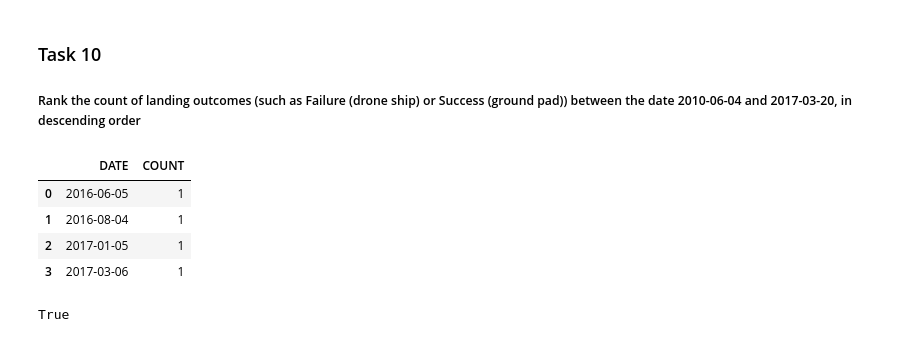
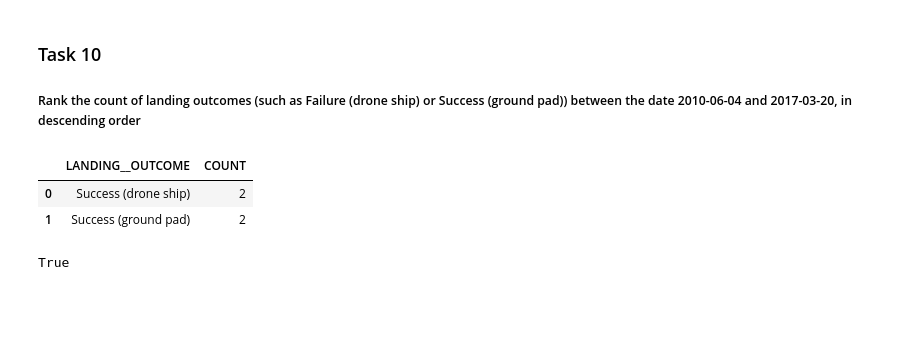
Before and after one commit to erkinaltuntas/applied_data_science_capstone, a Jupyter notebook: EDA with SQL.ipynb, the cells around one changed output. Drawn from its saved outputs; the diff is of its cells as text; code cells hidden in the pictures; blank space fills up the shorter version.

```diff
--- a/EDA with SQL.ipynb
+++ b/EDA with SQL.ipynb
@@ -285,20 +285,18 @@ result
 
 ##### Rank the count of landing outcomes (such as Failure (drone ship) or Success (ground pad)) between the date 2010-06-04 and 2017-03-20, in descending order
 # %%
-query = "SELECT DATE, COUNT(LANDING__OUTCOME) as COUNT FROM SPACEX_TABLE \
+query = "SELECT LANDING__OUTCOME, COUNT(LANDING__OUTCOME) as COUNT FROM SPACEX_TABLE \
     WHERE DATE BETWEEN '2010-06-04' and '2017-03-20' AND LANDING__OUTCOME LIKE '%Success%' \
-    GROUP BY DATE \
+    GROUP BY LANDING__OUTCOME \
     ORDER BY COUNT(LANDING__OUTCOME) DESC"
 
 #retrieve the query results into a pandas dataframe
 result = pandas.read_sql(query, pconn)
 result
 # %% [output]
-|  | DATE | COUNT |
-| 0 | 2016-06-05 | 1 |
-| 1 | 2016-08-04 | 1 |
-| 2 | 2017-01-05 | 1 |
-| 3 | 2017-03-06 | 1 |
+|  | LANDING__OUTCOME | COUNT |
+| 0 | Success (drone ship) | 2 |
+| 1 | Success (ground pad) | 2 |
 # %%
 ibm_db.close(conn)
 # %% [output]
```
Also changed, not shown: parts of 1 cell of this notebook.
